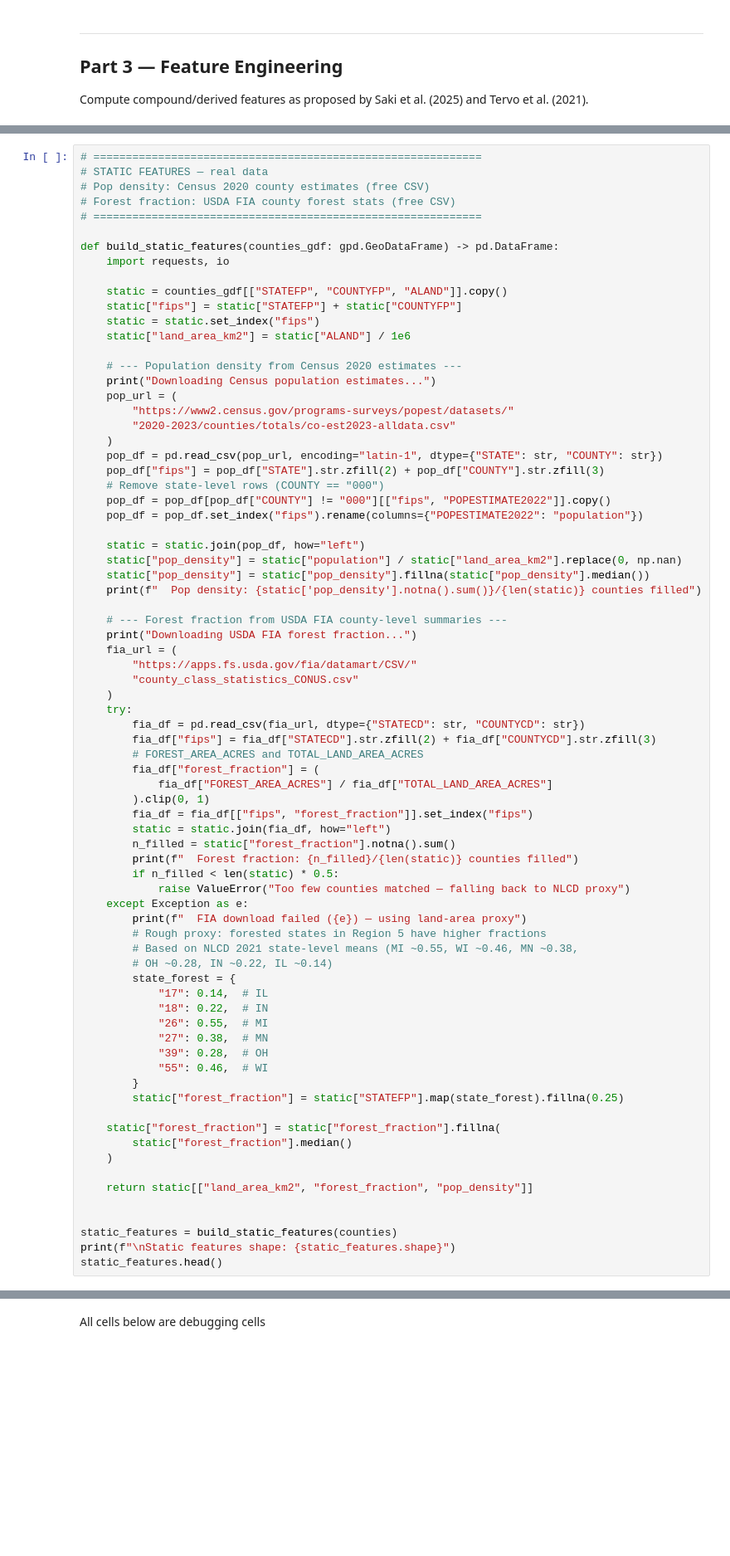
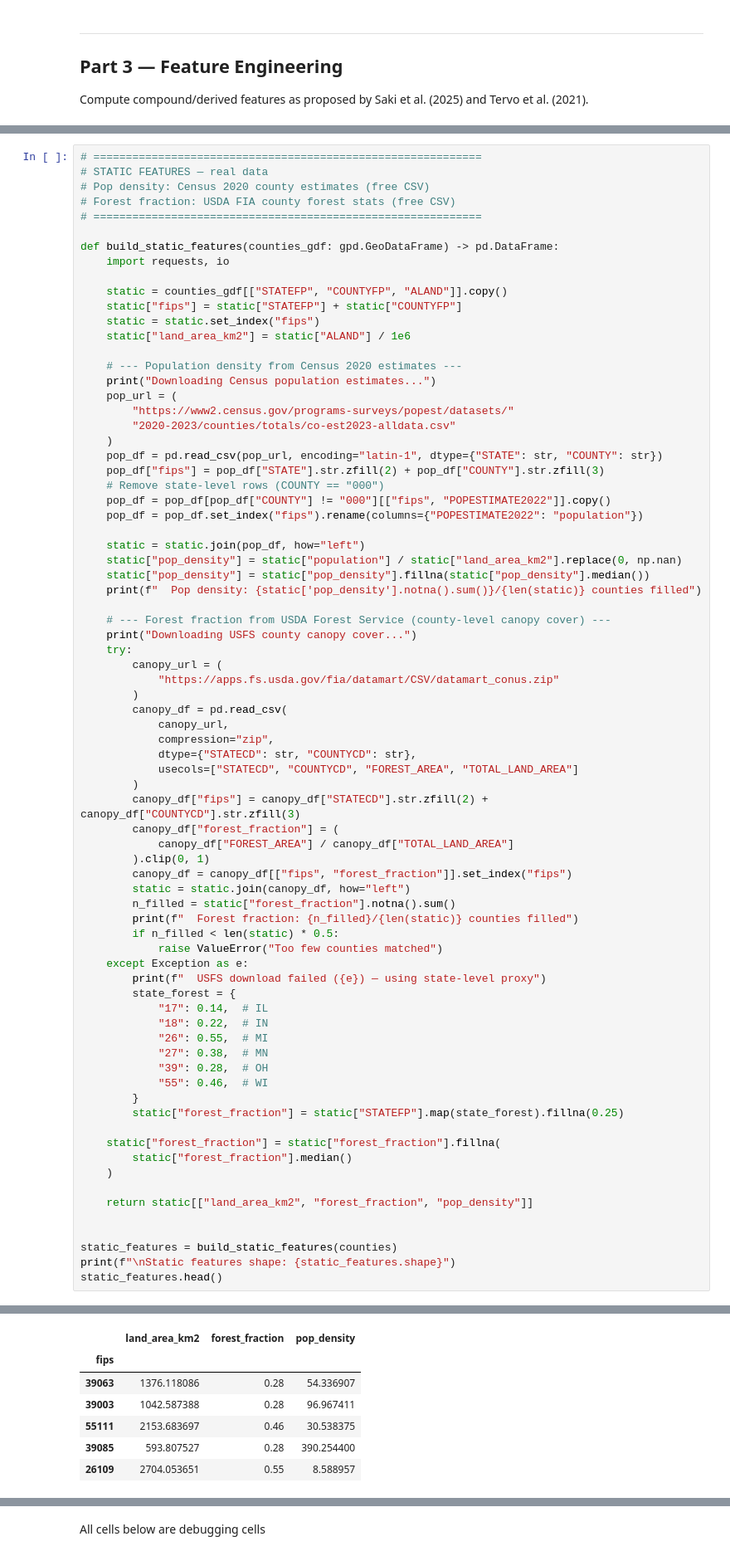
Before and after one commit to TOB23/Capstone2026, a Jupyter notebook: 02_geospatial_integration.ipynb, the cells around one changed output, grey strips where cells are left out. Shown at 83% size. Saved outputs shown, nothing was run; the diff lists cells and outputs as text; blank space fills up the shorter version.

```diff
--- a/02_geospatial_integration.ipynb
+++ b/02_geospatial_integration.ipynb
@@ -379,30 +428,30 @@ def build_static_features(counties_gdf: gpd.GeoDataFrame) -> pd.DataFrame:
     static["pop_density"] = static["pop_density"].fillna(static["pop_density"].median())
     print(f"  Pop density: {static['pop_density'].notna().sum()}/{len(static)} counties filled")
 
-    # --- Forest fraction from USDA FIA county-level summaries ---
-    print("Downloading USDA FIA forest fraction...")
-    fia_url = (
-        "https://apps.fs.usda.gov/fia/datamart/CSV/"
-        "county_class_statistics_CONUS.csv"
-    )
+    # --- Forest fraction from USDA Forest Service (county-level canopy cover) ---
+    print("Downloading USFS county canopy cover...")
     try:
-        fia_df = pd.read_csv(fia_url, dtype={"STATECD": str, "COUNTYCD": str})
-        fia_df["fips"] = fia_df["STATECD"].str.zfill(2) + fia_df["COUNTYCD"].str.zfill(3)
-        # FOREST_AREA_ACRES and TOTAL_LAND_AREA_ACRES
-        fia_df["forest_fraction"] = (
-            fia_df["FOREST_AREA_ACRES"] / fia_df["TOTAL_LAND_AREA_ACRES"]
+        canopy_url = (
+            "https://apps.fs.usda.gov/fia/datamart/CSV/datamart_conus.zip"
+        )
+        canopy_df = pd.read_csv(
+            canopy_url,
+            compression="zip",
+            dtype={"STATECD": str, "COUNTYCD": str},
+            usecols=["STATECD", "COUNTYCD", "FOREST_AREA", "TOTAL_LAND_AREA"]
+        )
+        canopy_df["fips"] = canopy_df["STATECD"].str.zfill(2) + canopy_df["COUNTYCD"].str.zfill(3)
+        canopy_df["forest_fraction"] = (
+            canopy_df["FOREST_AREA"] / canopy_df["TOTAL_LAND_AREA"]
         ).clip(0, 1)
-        fia_df = fia_df[["fips", "forest_fraction"]].set_index("fips")
-        static = static.join(fia_df, how="left")
+        canopy_df = canopy_df[["fips", "forest_fraction"]].set_index("fips")
+        static = static.join(canopy_df, how="left")
         n_filled = static["forest_fraction"].notna().sum()
         print(f"  Forest fraction: {n_filled}/{len(static)} counties filled")
         if n_filled < len(static) * 0.5:
-            raise ValueError("Too few counties matched — falling back to NLCD proxy")
+            raise ValueError("Too few counties matched")
     except Exception as e:
-        print(f"  FIA download failed ({e}) — using land-area proxy")
-        # Rough proxy: forested states in Region 5 have higher fractions
-        # Based on NLCD 2021 state-level means (MI ~0.55, WI ~0.46, MN ~0.38,
-        # OH ~0.28, IN ~0.22, IL ~0.14)
+        print(f"  USFS download failed ({e}) — using state-level proxy")
         state_forest = {
             "17": 0.14,  # IL
             "18": 0.22,  # IN
@@ -423,3 +472,4 @@ def build_static_features(counties_gdf: gpd.GeoDataFrame) -> pd.DataFrame:
 static_features = build_static_features(counties)
 print(f"\nStatic features shape: {static_features.shape}")
 static_features.head()
+# %% [output]
@@ -426,3 +482,10 @@ static_features.head()
+|  | land_area_km2 | forest_fraction | pop_density |
+| fips |  |  |  |
+| 39063 | 1376.118086 | 0.28 | 54.336907 |
+| 39003 | 1042.587388 | 0.28 | 96.967411 |
+| 55111 | 2153.683697 | 0.46 | 30.538375 |
+| 39085 | 593.807527 | 0.28 | 390.254400 |
+| 26109 | 2704.053651 | 0.55 | 8.588957 |
 # %% [markdown]
 ---
 ## Part 4 — Temporal Alignment & Master Training Table
```
Also changed, not shown: parts of 11 cells of this notebook, 5 other files.
